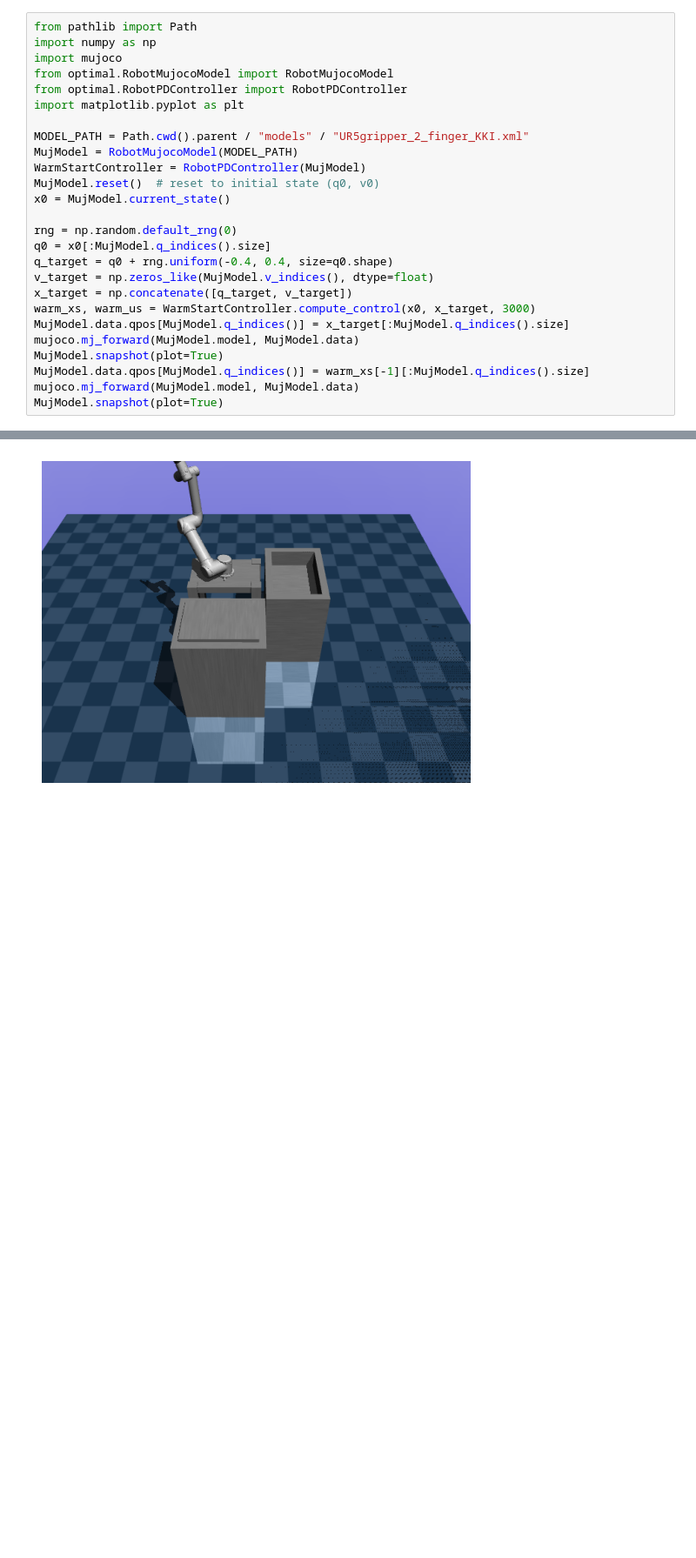
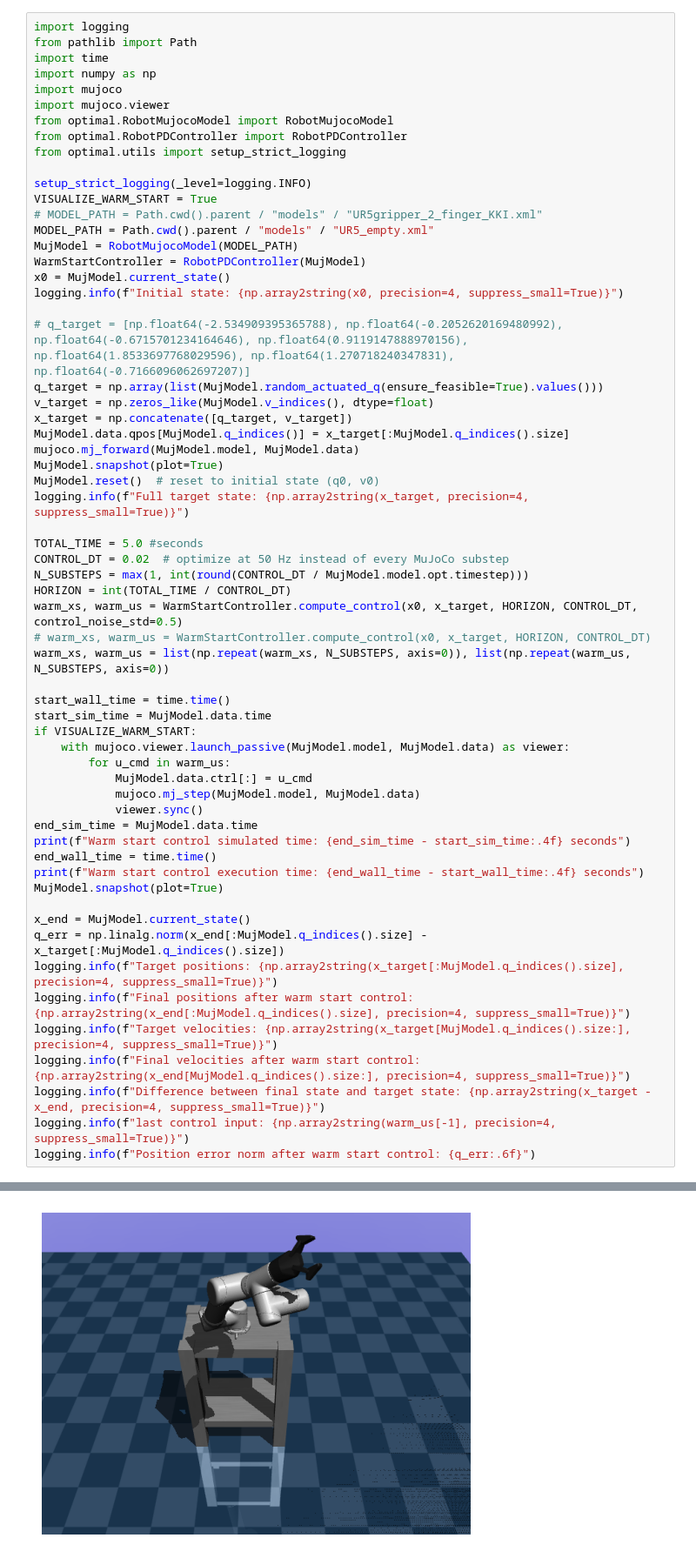
Before and after one commit to Krasa35/optimal, a Jupyter notebook: examples/03_RobotCrocoddylController.ipynb, the cells around one changed output, grey strips where cells are left out. Shown at 87% size. Drawn from its saved outputs; the diff is of its cells as text; blank space fills up the shorter version.

```diff
--- a/examples/03_RobotCrocoddylController.ipynb
+++ b/examples/03_RobotCrocoddylController.ipynb
@@ -1,27 +1,62 @@
 # %%
+import logging
 from pathlib import Path
+import time
 import numpy as np
 import mujoco
+import mujoco.viewer
 from optimal.RobotMujocoModel import RobotMujocoModel
 from optimal.RobotPDController import RobotPDController
-import matplotlib.pyplot as plt
+from optimal.utils import setup_strict_logging
 
-MODEL_PATH = Path.cwd().parent / "models" / "UR5gripper_2_finger_KKI.xml"
+setup_strict_logging(_level=logging.INFO)
+VISUALIZE_WARM_START = True
+# MODEL_PATH = Path.cwd().parent / "models" / "UR5gripper_2_finger_KKI.xml"
+MODEL_PATH = Path.cwd().parent / "models" / "UR5_empty.xml"
 MujModel = RobotMujocoModel(MODEL_PATH)
 WarmStartController = RobotPDController(MujModel)
-MujModel.reset()  # reset to initial state (q0, v0)
 x0 = MujModel.current_state()
+logging.info(f"Initial state: {np.array2string(x0, precision=4, suppress_small=True)}")
 
-rng = np.random.default_rng(0)
-q0 = x0[:MujModel.q_indices().size]
-q_target = q0 + rng.uniform(-0.4, 0.4, size=q0.shape)
+# q_target = [np.float64(-2.534909395365788), np.float64(-0.2052620169480992), np.float64(-0.6715701234164646), np.float64(0.9119147888970156), np.float64(1.8533697768029596), np.float64(1.270718240347831), np.float64(-0.7166096062697207)]
+q_target = np.array(list(MujModel.random_actuated_q(ensure_feasible=True).values()))
 v_target = np.zeros_like(MujModel.v_indices(), dtype=float)
 x_target = np.concatenate([q_target, v_target])
-warm_xs, warm_us = WarmStartController.compute_control(x0, x_target, 3000)
 MujModel.data.qpos[MujModel.q_indices()] = x_target[:MujModel.q_indices().size]
 mujoco.mj_forward(MujModel.model, MujModel.data)
 MujModel.snapshot(plot=True)
-MujModel.data.qpos[MujModel.q_indices()] = warm_xs[-1][:MujModel.q_indices().size]
-mujoco.mj_forward(MujModel.model, MujModel.data)
+MujModel.reset()  # reset to initial state (q0, v0)
+logging.info(f"Full target state: {np.array2string(x_target, precision=4, suppress_small=True)}")
+
+TOTAL_TIME = 5.0 #seconds
+CONTROL_DT = 0.02  # optimize at 50 Hz instead of every MuJoCo substep
+N_SUBSTEPS = max(1, int(round(CONTROL_DT / MujModel.model.opt.timestep)))
+HORIZON = int(TOTAL_TIME / CONTROL_DT)
+warm_xs, warm_us = WarmStartController.compute_control(x0, x_target, HORIZON, CONTROL_DT, control_noise_std=0.5)
+# warm_xs, warm_us = WarmStartController.compute_control(x0, x_target, HORIZON, CONTROL_DT)
+warm_xs, warm_us = list(np.repeat(warm_xs, N_SUBSTEPS, axis=0)), list(np.repeat(warm_us, N_SUBSTEPS, axis=0))
+
+start_wall_time = time.time()
+start_sim_time = MujModel.data.time
+if VISUALIZE_WARM_START:
+    with mujoco.viewer.launch_passive(MujModel.model, MujModel.data) as viewer:
+        for u_cmd in warm_us:
+            MujModel.data.ctrl[:] = u_cmd
+            mujoco.mj_step(MujModel.model, MujModel.data)
+            viewer.sync()
+end_sim_time = MujModel.data.time
+print(f"Warm start control simulated time: {end_sim_time - start_sim_time:.4f} seconds")
+end_wall_time = time.time()
+print(f"Warm start control execution time: {end_wall_time - start_wall_time:.4f} seconds")
 MujModel.snapshot(plot=True)
+
+x_end = MujModel.current_state()
+q_err = np.linalg.norm(x_end[:MujModel.q_indices().size] - x_target[:MujModel.q_indices().size])
+logging.info(f"Target positions: {np.array2string(x_target[:MujModel.q_indices().size], precision=4, suppress_small=True)}")
+logging.info(f"Final positions after warm start control: {np.array2string(x_end[:MujModel.q_indices().size], precision=4, suppress_small=True)}")
+logging.info(f"Target velocities: {np.array2string(x_target[MujModel.q_indices().size:], precision=4, suppress_small=True)}")
+logging.info(f"Final velocities after warm start control: {np.array2string(x_end[MujModel.q_indices().size:], precision=4, suppress_small=True)}")
+logging.info(f"Difference between final state and target state: {np.array2string(x_target - x_end, precision=4, suppress_small=True)}")
+logging.info(f"last control input: {np.array2string(warm_us[-1], precision=4, suppress_small=True)}")
+logging.info(f"Position error norm after warm start control: {q_err:.6f}")
 # %% [output]
@@ -28 +65 @@ MujModel.snapshot(plot=True)
-[figure, old version]
+[figure, new version]
```
Also changed, not shown: parts of 5 cells of this notebook, 7 other files.
